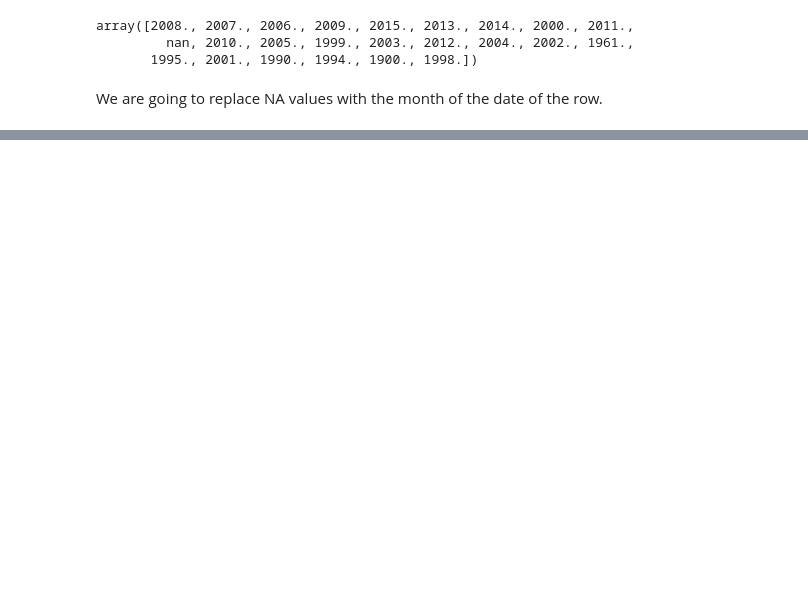
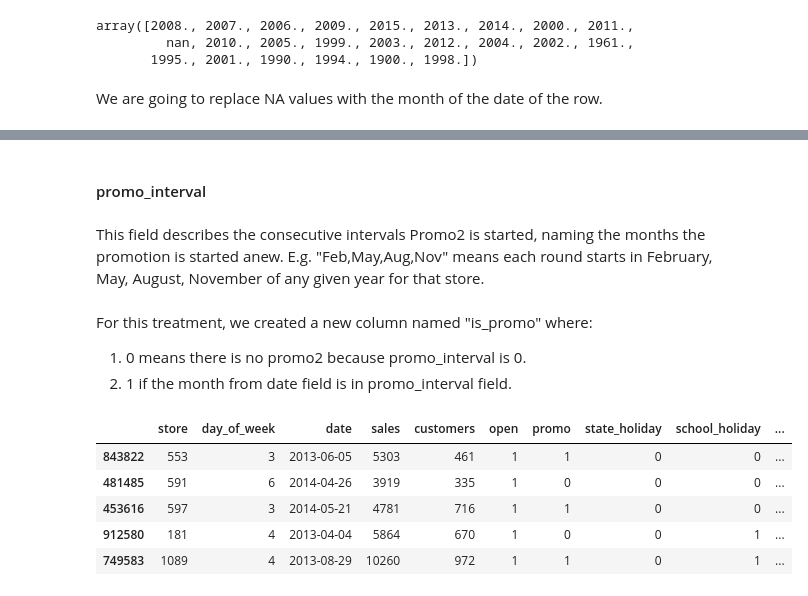
Before and after one commit to lucasquemelli/Rossman_Store_Sales, a Jupyter notebook: rossmann_store_sales.ipynb, the cells around one changed output, grey strips where cells are left out. Saved outputs shown, nothing was run; the diff lists cells and outputs as text; code cells hidden in the pictures; blank space fills up the shorter version.

```diff
--- a/rossmann_store_sales.ipynb
+++ b/rossmann_store_sales.ipynb
@@ -309,3 +273,7 @@ df1["competition_open_since_year"] = df1.apply(lambda x:
+# %%
+df1["promo2_since_week"] = df1.apply(lambda x:
+                                    x["date"].week if math.isnan(x["promo2_since_week"])
+                                    else x["promo2_since_week"], axis=1)
 # %%
 df1.isna().sum()
 # %% [output]
@@ -330,0 +303,4 @@ dtype: int64
+# %%
+df1["promo2_since_year"] = df1.apply(lambda x:
+                                    x["date"].year if math.isnan(x["promo2_since_year"])
+                                    else x["promo2_since_year"], axis=1)
@@ -330,0 +329,27 @@ dtype: int64
+# %% [markdown]
+#### promo_interval
+# %% [markdown]
+This field describes the consecutive intervals Promo2 is started, naming the months the promotion is started anew. E.g. "Feb,May,Aug,Nov" means each round starts in February, May, August, November of any given year for that store.
+# %% [markdown]
+For this treatment, we created a new column named "is_promo" where:
+
+1. 0 means there is no promo2 because promo_interval is 0.
+2. 1 if the month from date field is in promo_interval field.
+# %%
+month_map = {1: "Jan", 2: "Feb", 3: "Mar", 4: "Apr", 5: "May", 6: "Jun", 7: "Jul", 8: "Aug", 9: "Sep", 10: "Oct", 11: "Nov", 12: "Dec", }
+
+df1["promo_interval"].fillna(0, inplace=True)
+
+df1["month_map"] = df1["date"].dt.month.map(month_map)
+
+df1["is_promo"] = df1[["promo_interval", "month_map"]].apply(lambda x: 0 if x["promo_interval"] == 0
+                                                              else 1 if x["month_map"] in x["promo_interval"].split(",") else 0, axis=1)
+# %%
+df1.sample(5)
+# %% [output]
+|  | store | day_of_week | date | sales | customers | open | promo | state_holiday | school_holiday | ... |
+| 843822 | 553 | 3 | 2013-06-05 | 5303 | 461 | 1 | 1 | 0 | 0 | ... |
+| 481485 | 591 | 6 | 2014-04-26 | 3919 | 335 | 1 | 0 | 0 | 0 | ... |
+| 453616 | 597 | 3 | 2014-05-21 | 4781 | 716 | 1 | 1 | 0 | 0 | ... |
+| 912580 | 181 | 4 | 2013-04-04 | 5864 | 670 | 1 | 0 | 0 | 1 | ... |
+| 749583 | 1089 | 4 | 2013-08-29 | 10260 | 972 | 1 | 1 | 0 | 1 | ... |
```
Also changed, not shown: parts of 11 cells of this notebook.
